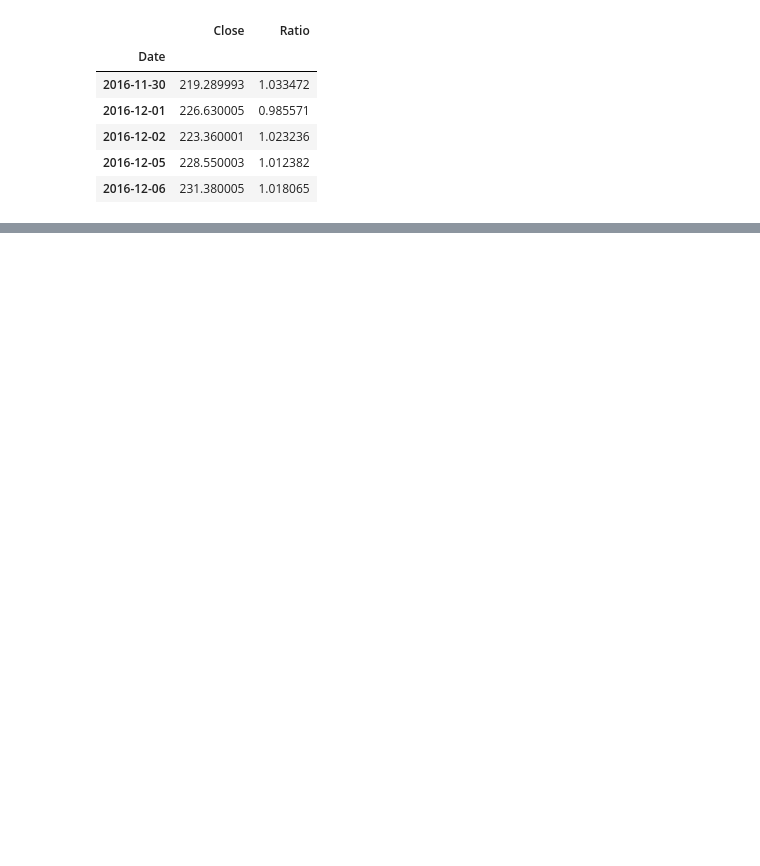
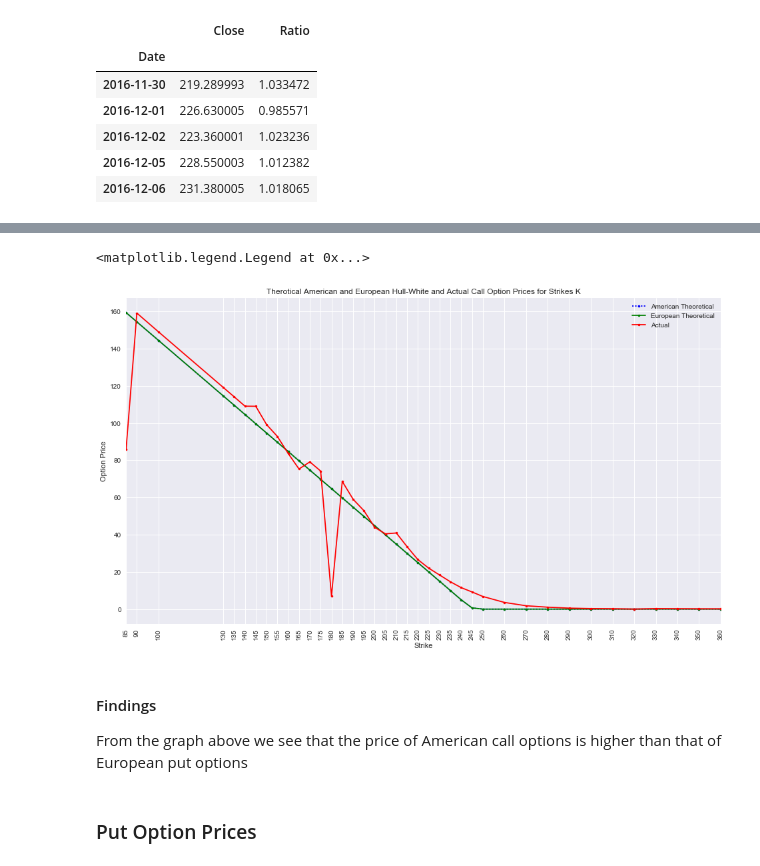
Before and after one commit to lerms/math485-mathematical-finance, a Jupyter notebook: p1/src/model_calibration.ipynb, the cells around one changed output, grey strips where cells are left out. Drawn from its saved outputs; the diff is of its cells as text; code cells hidden in the pictures; blank space fills up the shorter version.

```diff
--- a/p1/src/model_calibration.ipynb
+++ b/p1/src/model_calibration.ipynb
@@ -100,3 +127,22 @@ ax.legend(['Theoretical', 'Actual'])
+# %%
+ax = call_df.plot(x='Strike',
+                  title='Therotical American and European Hull-White and Actual Call Option Prices for Strikes K',
+                  figsize=(16,9),
+                  xticks=call_df['Strike'],
+                  kind='line',
+                  rot=90,
+                  style=[':b', '-g', 'r'],
+                  marker='.')
+ax.set_ylabel('Option Price')
+ax.legend(['American Theoretical', 'European Theoretical', 'Actual'])
+# %% [output]
+<matplotlib.legend.Legend at 0x...>
+[figure, added]
+# %% [markdown]
+#### Findings
+From the graph above we see that the price of American call options is higher than that of European put options
+# %% [markdown]
+### Put Option Prices
 # %%
 gs_puts = pd.read_csv('dataset/gs-puts.csv')
 option = 'put'
```
Also changed, not shown: parts of 14 cells of this notebook, 2 other files.
